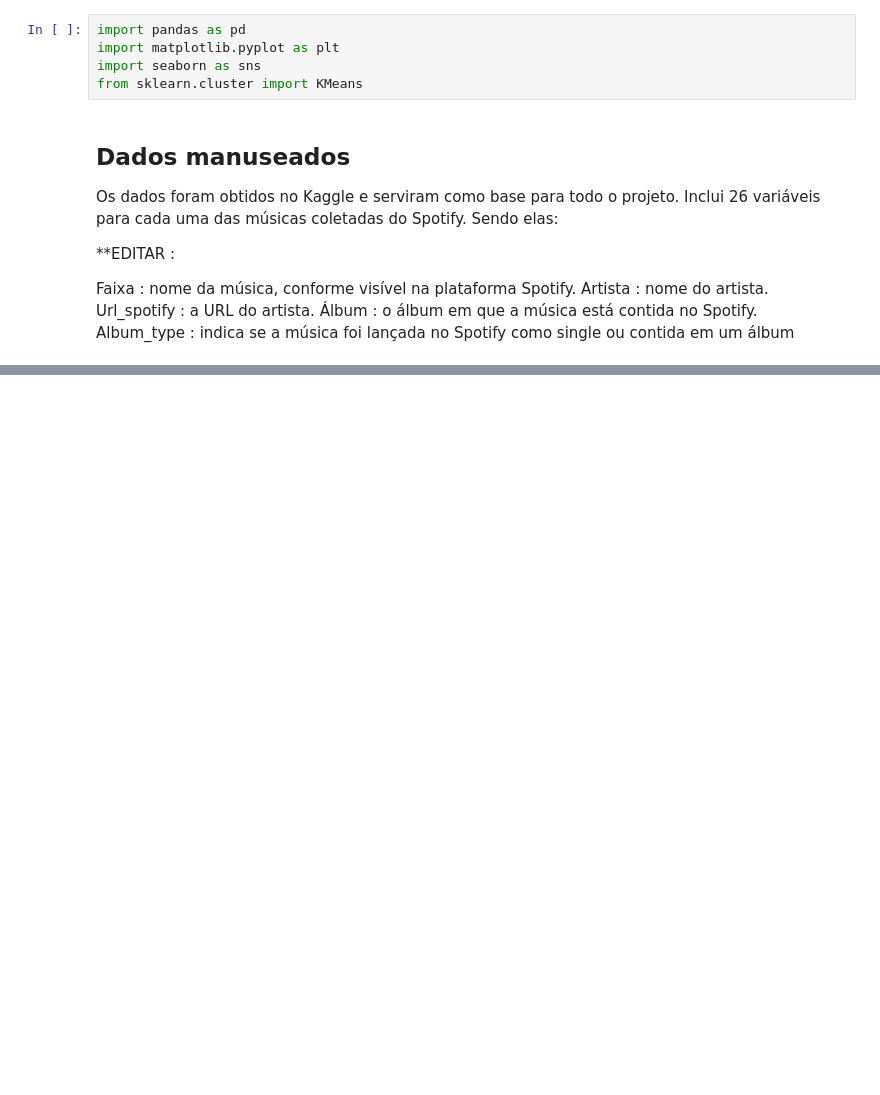
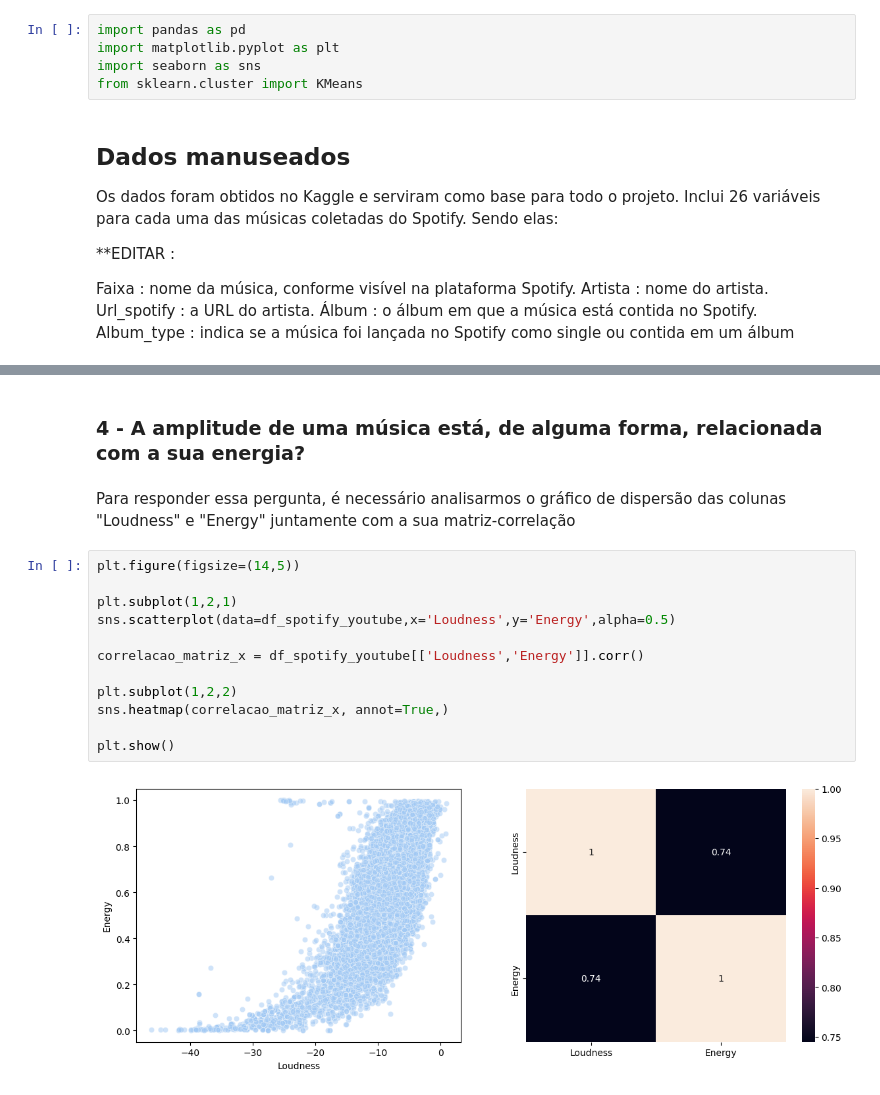
Before and after one commit to sylrod569/Projeto-ICD---An-lise-de-Dados-do-Spotify-Youtube, a Jupyter notebook: ProjetoFinal.ipynb, the cells around one changed output, grey strips where cells are left out. Cells and saved outputs as stored; diff of their text form; blank space fills up the shorter version.

```diff
--- a/ProjetoFinal.ipynb
+++ b/ProjetoFinal.ipynb
@@ -45,0 +124,18 @@ Album_type : indica se a música foi lançada no Spotify como single ou contida
+# %% [markdown]
+### 4 - A amplitude de uma música está, de alguma forma, relacionada com a sua energia?
+# %% [markdown]
+Para responder essa pergunta, é necessário analisarmos o gráfico de dispersão das colunas "Loudness" e "Energy" juntamente com a sua matriz-correlação
+# %%
+plt.figure(figsize=(14,5))
+
+plt.subplot(1,2,1)
+sns.scatterplot(data=df_spotify_youtube,x='Loudness',y='Energy',alpha=0.5)
+
+correlacao_matriz_x = df_spotify_youtube[['Loudness','Energy']].corr()
+
+plt.subplot(1,2,2)
+sns.heatmap(correlacao_matriz_x, annot=True,)
+
+plt.show()
+# %% [output]
+[figure, added]
```
Also changed, not shown: parts of 32 cells of this notebook, 1 other file.
